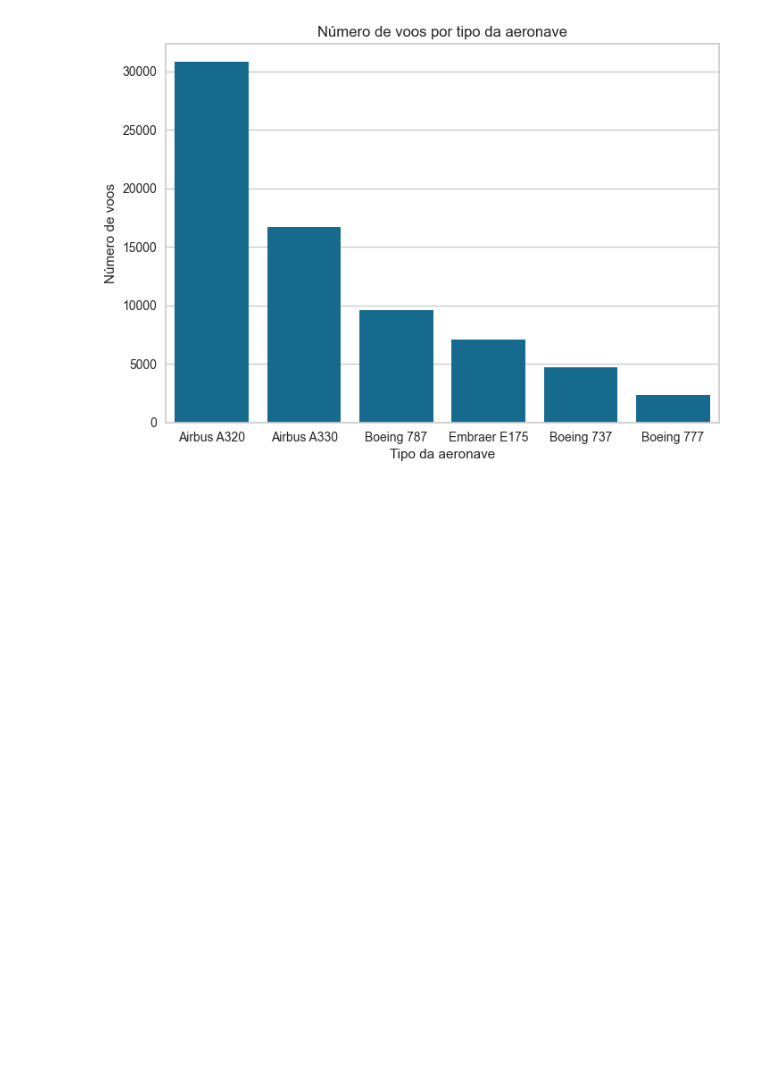
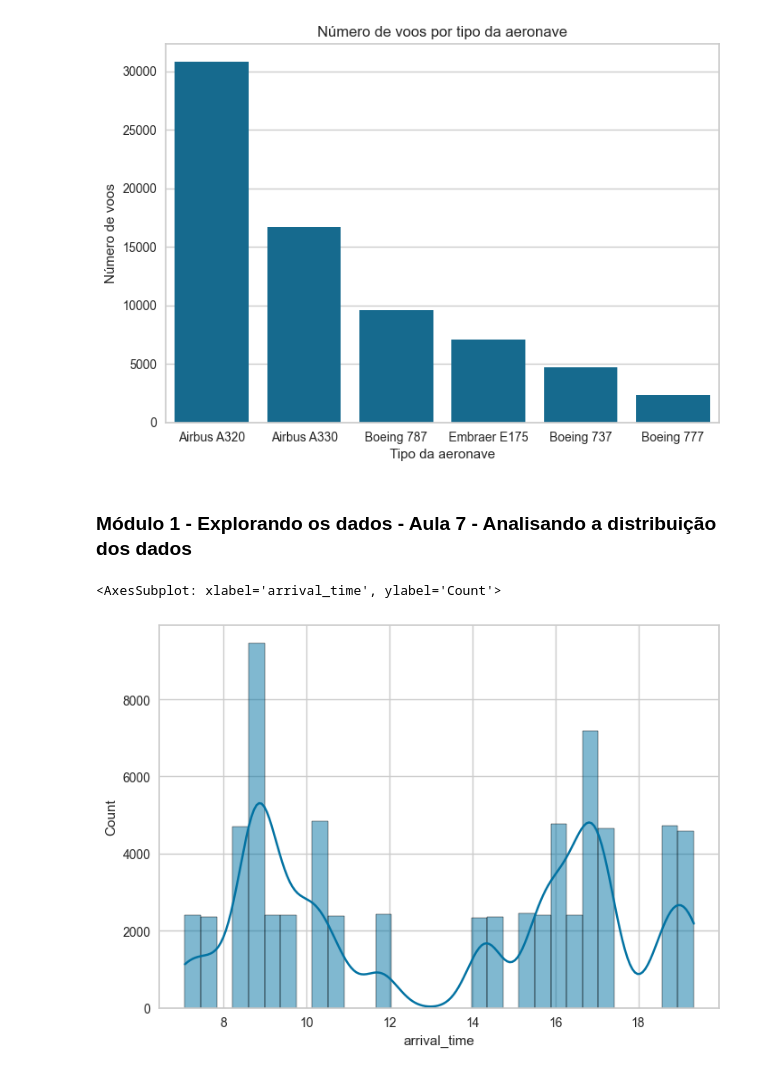
Before and after one commit to JCrpa/curso18_ia_aumentada_prevendo_atrasos_voos, a Jupyter notebook: ia_aumentada_prevendo_atrasos_voos.ipynb, the cells around one changed output. Cells and saved outputs as stored; diff of their text form; code cells hidden in the pictures; blank space fills up the shorter version.

```diff
--- a/ia_aumentada_prevendo_atrasos_voos.ipynb
+++ b/ia_aumentada_prevendo_atrasos_voos.ipynb
@@ -154,3 +154,11 @@ plt.ylabel('Número de voos')
 plt.show()
 # %% [output]
 [figure]
+# %% [markdown]
+### Módulo 1 - Explorando os dados - Aula 7 - Analisando a distribuição dos dados
+# %%
+# Criar gráfico de histograma para a distribuição dos atrasos por hora de chegada com curva KDE sem binning
+sns.histplot(data=dados, x='arrival_time', kde=True)
+# %% [output]
+<AxesSubplot: xlabel='arrival_time', ylabel='Count'>
+[figure, added]
```
Also changed, not shown: parts of 5 cells of this notebook.
